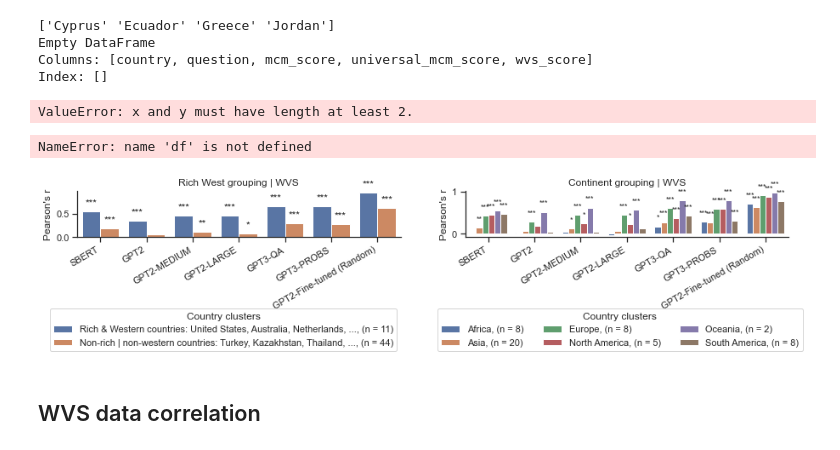
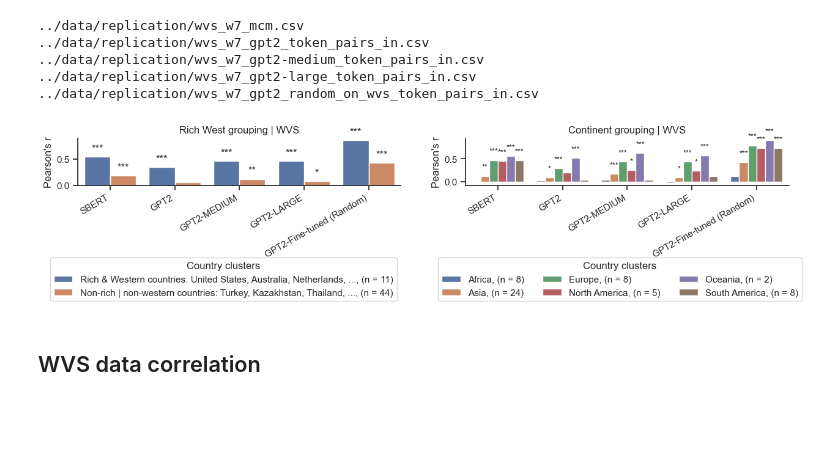
Before and after one commit to ajaykc7/CSCI663_cultural_inference, a Jupyter notebook: notebooks/cluster_experiment.ipynb, the cells around one changed output. Saved outputs shown, nothing was run; the diff lists cells and outputs as text; code cells hidden in the pictures; blank space fills up the shorter version.

Commit message:
more replication eval file added

```diff
--- a/notebooks/cluster_experiment.ipynb
+++ b/notebooks/cluster_experiment.ipynb
@@ -24,6 +30,13 @@ lms_names = ['SBERT', 'GPT2', 'GPT2-MEDIUM','GPT2-LARGE','GPT3-QA','GPT3-PROBS',
 lm_scores = ['mcm_score','log prob difference','log prob difference','log prob difference', 'gpt3_score_mean','log prob difference', 'log prob difference']
 main_models = ['mcm','gpt2-large_token_pairs','gpt3']
 appendix_models = ['gpt2_token_pairs','gpt2-medium_token_pairs','gpt3_token_pairs']
+# %%
+datanames = [('wvs_w7', 'wvs'),('pew', 'pew')]
+lms = ['mcm', 'gpt2_token_pairs_in', 'gpt2-medium_token_pairs_in','gpt2-large_token_pairs_in','wvs_w7_gpt2_random_on_wvs_token_pairs_in']
+lms_names = ['SBERT', 'GPT2', 'GPT2-MEDIUM','GPT2-LARGE', 'GPT2-Fine-tuned (Random)']
+lm_scores = ['mcm_score','log prob difference','log prob difference','log prob difference', 'log prob difference']
+main_models = ['mcm','gpt2-large_token_pairs_in']
+appendix_models = ['gpt2_token_pairs_in','gpt2-medium_token_pairs_in']
 # %%
 def get_cluster_dfs(with_repeat = False):
     B = 1
@@ -32,7 +45,9 @@ def get_cluster_dfs(with_repeat = False):
     list_rows_country = []
     list_rows_continent = []
     continents_df = pd.read_csv('../data/Countries-Continents.csv')
+    continents_df = continents_df.sort_values(['Continent'])
     continents = continents_df.Continent.unique()
+
     for i in range(len(lms)):
         for data_index in range(1):
             lm_index = lms.index(lms[i])
@@ -45,27 +60,32 @@ def get_cluster_dfs(with_repeat = False):
             lm_column = score
 
             if lm_index == len(lms) - 1:
-                df = pd.read_csv(f'../data/{lm}.csv')
+                df = pd.read_csv(f'../data/{file_path_add}{lm}.csv')
                 df = df.loc[df['country'] != 'universal']
-
+                print(f'../data/{file_path_add}{lm}.csv')
             else:
-                df = pd.read_csv(f'../data/{data_name[0]}_{lm}.csv')
-            df = df.loc[~pd.isna(df[emp_column])]
+                df = pd.read_csv(f'../data/{file_path_add}{data_name[0]}_{lm}.csv')
+                print(f'../data/{file_path_add}{data_name[0]}_{lm}.csv')
+            df = df.loc[~pd.isna(df[emp_column]) & ~pd.isna(df[lm_column])]
             clusters_df= pd.read_csv(f'../data/rich_west_{data_name[1]}.csv')
 
 
             clusters = list(clusters_df.rich_west.unique())
+
             rich_western = 'United States, Australia, Netherlands, ...'
             non_rich_western = 'Turkey, Kazakhstan, Thailand, ...'
 
             for b in range(B):
                 for c in clusters:
                     cluster_country = list(clusters_df.loc[clusters_df.rich_west == c].country.unique())
+                    cluster_country = [x for x in cluster_country if x in list(df.country.unique())]
                     if with_repeat:
                         cluster_sample = np.random.choice(cluster_country, 11, False)
                     else:
                         cluster_sample = cluster_country
+
                     small_data = df.loc[df.country.isin(cluster_sample)]
+
                     r, p = scipy.stats.pearsonr(small_data[emp_column], small_data[lm_column])
 
 
@@ -82,17 +102,14 @@ def get_cluster_dfs(with_repeat = False):
 
                 for c in continents:
                     cluster_country = list(continents_df.loc[continents_df.Continent == c].Country.unique())
-                    print(df.country.unique())
                     cluster_country = [x for x in cluster_country if x in list(df.country.unique())]
                     if with_repeat:
                         cluster_sample = np.random.choice(cluster_country, min(5, len(cluster_country)), False)
                     else:
                         cluster_sample = cluster_country
-                    small_data = df.loc[df.country.isin(cluster_sample)]
+                    small_data = df[df.country.isin(cluster_sample)]
 
-                    print(small_data)
                     r, p = scipy.stats.pearsonr(small_data[emp_column], small_data[lm_column])
-
                     countries_str = ", ".join(cluster_country)
 
 
@@ -109,15 +126,11 @@ sns.set_style("ticks")
 # %%
 country_cluster_df,country_continent_df = get_cluster_dfs(False)
 # %% [output]
-['Cyprus' 'Ecuador' 'Greece' 'Jordan']
-Empty DataFrame
-Columns: [country, question, mcm_score, universal_mcm_score, wvs_score]
-Index: []
+../data/replication/wvs_w7_mcm.csv
+../data/replication/wvs_w7_gpt2_token_pairs_in.csv
+../data/replication/wvs_w7_gpt2-medium_token_pairs_in.csv
+../data/replication/wvs_w7_gpt2-large_token_pairs_in.csv
+../data/replication/wvs_w7_gpt2_random_on_wvs_token_pairs_in.csv
-ValueError: x and y must have length at least 2.
-# %%
-df
-# %% [output]
-NameError: name 'df' is not defined
 # %%
 
 fig, axes = plt.subplots(1, 2, figsize = (15, 1))
@@ -126,7 +139,9 @@ country_cluster_df_wvs = country_cluster_df.loc[country_cluster_df.data == 'wvs'
 
 g = sns.barplot(data = country_cluster_df_wvs, x = 'model',y = 'r', hue = 'countries', ax = ax)
 ax.legend(loc='center left', bbox_to_anchor=(-0.1,-2), title = 'Country clusters')
-ax.set_xticklabels(rotation=30, labels = g.get_xticklabels(),ha = 'right')
+ax.set_xticklabels(rotation=30, labels = ['SBERT','GPT2','GPT2-MEDIUM','GPT2-LARGE','GPT2-Fine-tuned (Random)','GPT3-QA','GPT3-PROBS'],ha = 'right')
+
+ax.set(xlabel="Model",ylabel="Pearson's r", title="Replication")
 ax.set_xlabel('')
 ax.set_ylabel('Pearson\'s r')
 ax.set_title('Rich West grouping | WVS')
@@ -143,35 +158,35 @@ for p in g.patches:
 #     print(model, group, pval, star)
     g.annotate(star, (p.get_x() + p.get_width() / 2., p.get_height()),fontsize = 12,
        ha = 'center', va = 'center', xytext = (0, 10), textcoords = 'offset points')
 
 
 
 ax = axes[1]
 country_continent_df_wvs = country_continent_df.loc[country_continent_df.data == 'wvs']
 
 g = sns.barplot(data = country_continent_df_wvs, x = 'model',y = 'r', hue = 'continent', ax = ax)
 ax.legend(loc='center left', bbox_to_anchor=(-0.1,-2), title = 'Country clusters', ncol = 3)
-ax.set_xticklabels(rotation=30, labels = g.get_xticklabels(),ha = 'right')
+ax.set_xticklabels(rotation=30, labels = ['SBERT','GPT2','GPT2-MEDIUM','GPT2-LARGE','GPT2-Fine-tuned (Random)','GPT3-QA','GPT3-PROBS'],ha = 'right')
 ax.set_xlabel('')
 ax.set_ylabel('Pearson\'s r')
 ax.set_title('Continent grouping | WVS')
 
 for p in g.patches:
     x = p.get_x()
     r, y = p.get_height(),p.get_height()
     pval = np.max(country_continent_df_wvs.loc[country_continent_df_wvs.r == r].p)
     star = get_star(pval)
     g.annotate(star, (p.get_x() + p.get_width() / 2., p.get_height()),fontsize = 9,
        ha = 'center', va = 'center', xytext = (0, 10), textcoords = 'offset points')
 
 
 
 
 
 sns.despine(left = False)
 plt.savefig('figs/double_clustering_wvs.png', dpi = 150, bbox_inches = 'tight')
 # %% [output]
-[figure, old version]
+[figure, new version]
 # %% [markdown]
 ## WVS data correlation
 # %%
```
Also changed, not shown: parts of 3 cells of this notebook, 13 other files.
